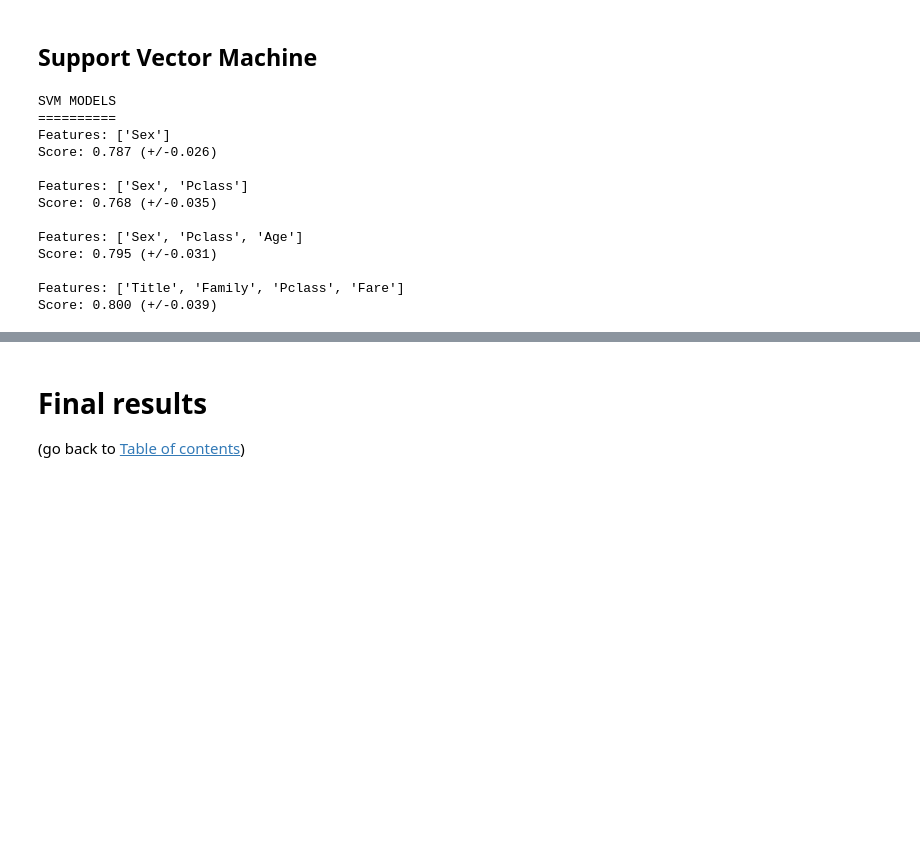
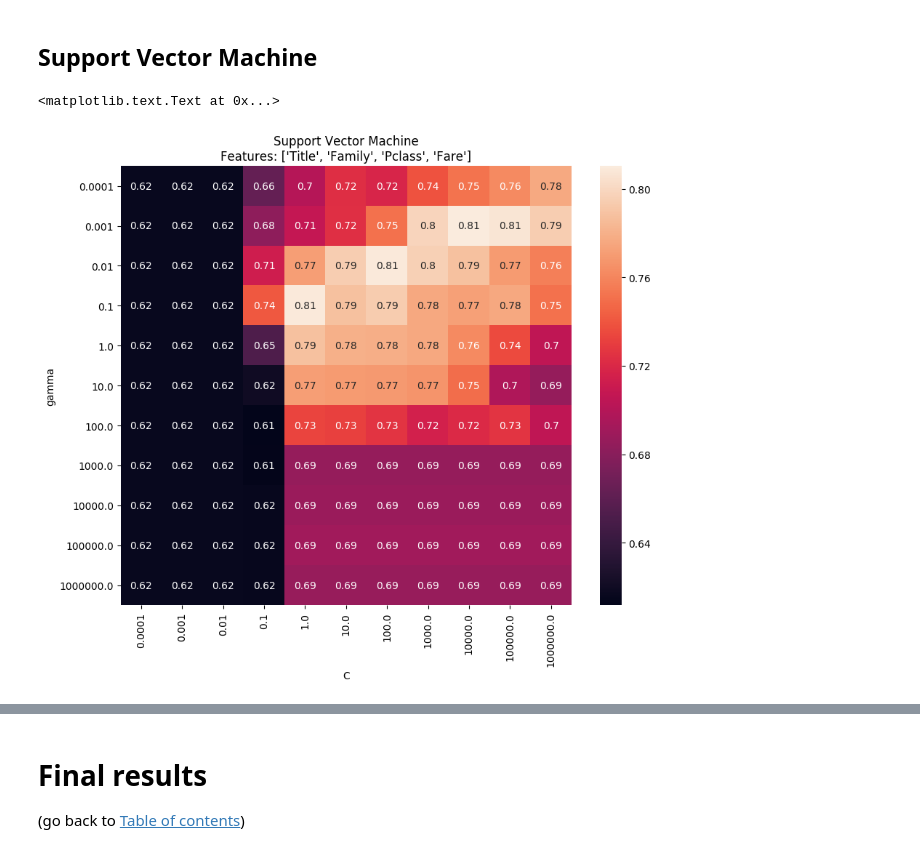
Before and after one commit to krzysztofarendt/kaggle-titanic, a Jupyter notebook: titanic_analysis.ipynb, the cells around one changed output, grey strips where cells are left out. Cells and saved outputs as stored; diff of their text form; code cells hidden in the pictures; blank space fills up the shorter version.

```diff
--- a/titanic_analysis.ipynb
+++ b/titanic_analysis.ipynb
@@ -319,88 +319,38 @@ fig.suptitle('k-Nearest Neighbors')
 [figure]
 # %% [markdown]
 ## Support Vector Machine
-# %%
-print "SVM MODELS"
-print "=========="
-
-# SVM 1
-feat = ['Sex']
-X = train[feat]
-Y = train['Survived']
-clf = svm.SVC()
-
-scores = cross_val_score(clf, X, Y, cv=10)
-print 'Features: {}'.format(feat)
-print 'Score: {:.3f} (+/-{:.3f})'.format(scores.mean(), scores.std())
-print
-
-# SVM 2
-feat = ['Sex', 'Pclass']
-X = train[feat]
-Y = train['Survived']
-clf = svm.SVC()
-
-scores = cross_val_score(clf, X, Y, cv=10)
-print 'Features: {}'.format(feat)
-print 'Score: {:.3f} (+/-{:.3f})'.format(scores.mean(), scores.std())
-print
-
-# SVM 3
-feat = ['Sex', 'Pclass', 'Age']
-X = train[feat]
-Y = train['Survived']
-clf = svm.SVC(kernel='rbf')
-
-scores = cross_val_score(clf, X, Y, cv=10)
-print 'Features: {}'.format(feat)
-print 'Score: {:.3f} (+/-{:.3f})'.format(scores.mean(), scores.std())
-print
-
-# SVM 4
-feat = ['Title', 'Family', 'Pclass', 'Fare']
-X = train[feat]
-Y = train['Survived']
-clf = svm.SVC(kernel='rbf')
-
-scores = cross_val_score(clf, X, Y, cv=10)
-print 'Features: {}'.format(feat)
-print 'Score: {:.3f} (+/-{:.3f})'.format(scores.mean(), scores.std())
-print
-# %% [output]
-SVM MODELS
-==========
-Features: ['Sex']
-Score: 0.787 (+/-0.026)
-
-Features: ['Sex', 'Pclass']
-Score: 0.768 (+/-0.035)
-
-Features: ['Sex', 'Pclass', 'Age']
-Score: 0.795 (+/-0.031)
-
-Features: ['Title', 'Family', 'Pclass', 'Fare']
-Score: 0.800 (+/-0.039)
 # %%
 # Influence of C and gamma on SVM accuracy
 # ========================================
 feat = ['Title', 'Family', 'Pclass', 'Fare']
 X = train[feat]
 Y = train['Survived']
 
 C_range     = [10**x for x in range(-4, 7, 1)]
 gamma_range = [10**x for x in range(-4, 7, 1)]
 
 grid_search = pd.DataFrame(columns=C_range, index=gamma_range)
 
 # This code actually takes about an hour to complete...
 #
 # for C in C_range:
 #     for gamma in gamma_range:
 #         clf = svm.SVC(kernel='rbf', C=C, gamma=gamma)
 #         scores = cross_val_score(clf, X, Y, cv=10)
 #         grid_search.loc[gamma, C] = scores.mean()
 # grid_search.to_csv('grid_search.csv')
 
 # So just load the results from the previous run:
 grid_search = pd.read_csv('grid_search.csv')
 grid_search = grid_search.set_index('gamma')
+
+# Plot
+ax = sns.heatmap(grid_search, annot=True)
+ax.set_xlabel('C')
+fig = ax.get_figure()
+fig.set_size_inches(10, 8)
+fig.set_dpi(100)
+ax.set_title('Support Vector Machine\nFeatures: {}'.format(feat))
+# %% [output]
+<matplotlib.text.Text at 0x...>
+[figure, added]
```
Also changed, not shown: parts of 4 cells of this notebook.
